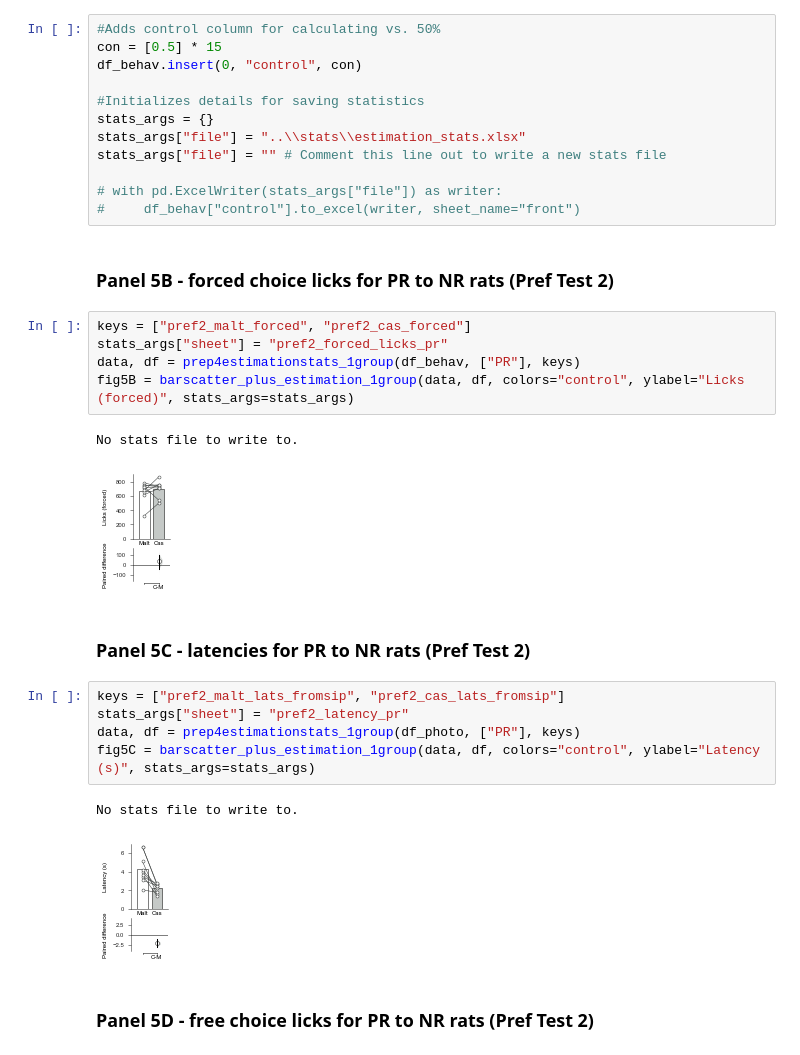
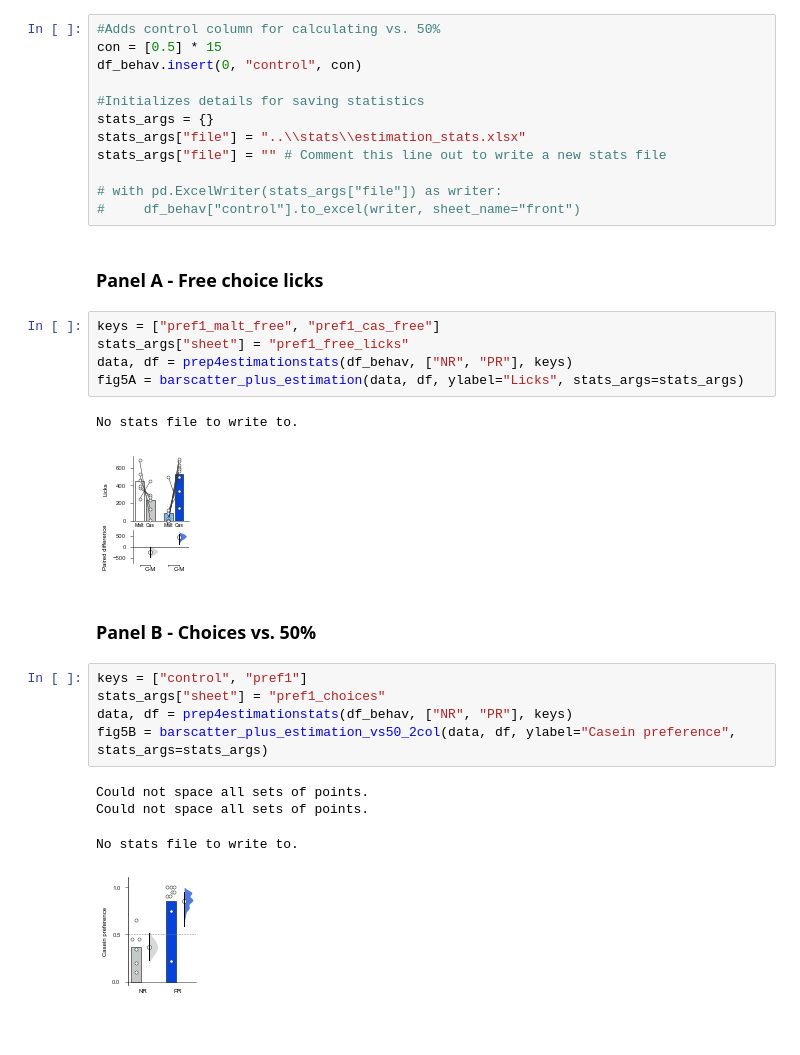
Before and after one commit to mccutcheonlab/PPP_analysis, a Jupyter notebook: notebooks/Figure 5.ipynb, the cells around one changed output. Cells and saved outputs as stored; diff of their text form; blank space fills up the shorter version.

```diff
--- a/notebooks/Figure 5.ipynb
+++ b/notebooks/Figure 5.ipynb
@@ -32,25 +32,25 @@ stats_args["file"] = "" # Comment this line out to write a new stats file
 
 # with pd.ExcelWriter(stats_args["file"]) as writer:
 #     df_behav["control"].to_excel(writer, sheet_name="front")
-# %% [markdown]
-### Panel 5B - forced choice licks for PR to NR rats (Pref Test 2)
+# %% [markdown]
+### Panel A - Free choice licks
 # %%
-keys = ["pref2_malt_forced", "pref2_cas_forced"]
-stats_args["sheet"] = "pref2_forced_licks_pr"
-data, df = prep4estimationstats_1group(df_behav, ["PR"], keys)
-fig5B = barscatter_plus_estimation_1group(data, df, colors="control", ylabel="Licks (forced)", stats_args=stats_args)
+keys = ["pref1_malt_free", "pref1_cas_free"]
+stats_args["sheet"] = "pref1_free_licks"
+data, df = prep4estimationstats(df_behav, ["NR", "PR"], keys)
+fig5A = barscatter_plus_estimation(data, df, ylabel="Licks", stats_args=stats_args)
 # %% [output]
 No stats file to write to.
-[figure, old version]
+[figure, new version]
-# %% [markdown]
-### Panel 5C - latencies for PR to NR rats (Pref Test 2)
+# %% [markdown]
+### Panel B - Choices vs. 50%
 # %%
-keys = ["pref2_malt_lats_fromsip", "pref2_cas_lats_fromsip"]
-stats_args["sheet"] = "pref2_latency_pr"
-data, df = prep4estimationstats_1group(df_photo, ["PR"], keys)
-fig5C = barscatter_plus_estimation_1group(data, df, colors="control", ylabel="Latency (s)", stats_args=stats_args)
+keys = ["control", "pref1"]
+stats_args["sheet"] = "pref1_choices"
+data, df = prep4estimationstats(df_behav, ["NR", "PR"], keys)
+fig5B = barscatter_plus_estimation_vs50_2col(data, df, ylabel="Casein preference", stats_args=stats_args)
 # %% [output]
-No stats file to write to.
+Could not space all sets of points.
+Could not space all sets of points.
+No stats file to write to.
-[figure, old version]
+[figure, new version]
-# %% [markdown]
-### Panel 5D - free choice licks for PR to NR rats (Pref Test 2)
```
Also changed, not shown: parts of 19 cells of this notebook, 34 other files.
